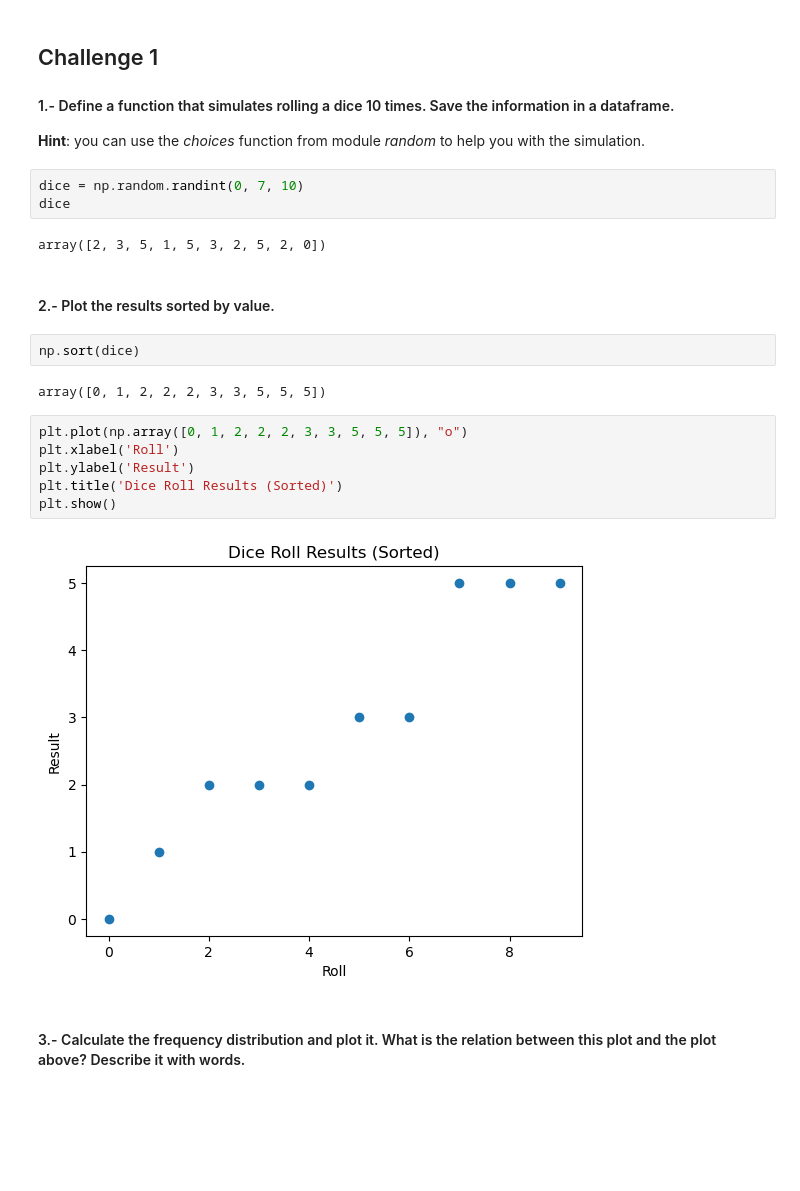
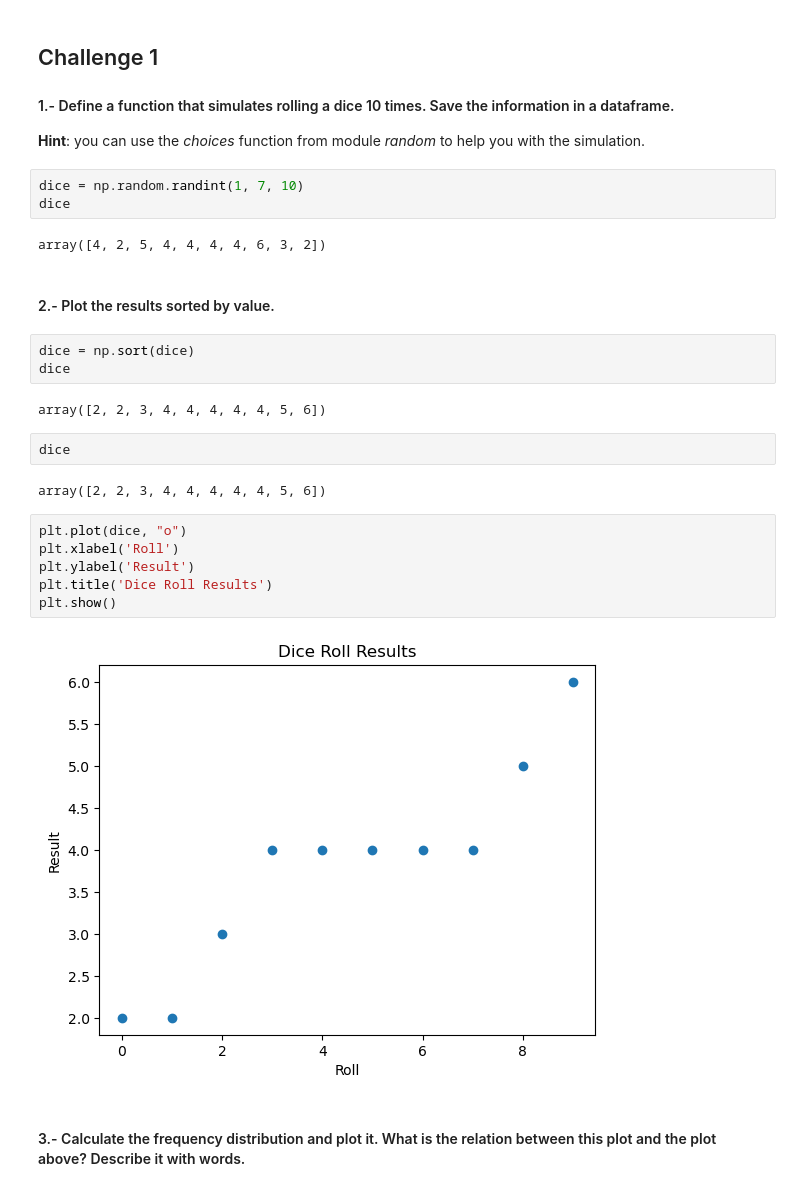
Before and after one commit to ta-data-lis/Descriptive-Stats, a Jupyter notebook: your-code/DescriptiveStatisticsLab.ipynb, the cells around one changed output. Drawn from its saved outputs; the diff is of its cells as text; blank space fills up the shorter version.

```diff
--- a/your-code/DescriptiveStatisticsLab.ipynb
+++ b/your-code/DescriptiveStatisticsLab.ipynb
@@ -13,24 +13,29 @@ from scipy import stats as st
 #### 1.- Define a function that simulates rolling a dice 10 times. Save the information in a dataframe.
 **Hint**: you can use the *choices* function from module *random* to help you with the simulation.
 # %%
-dice = np.random.randint(0, 7, 10)
+dice = np.random.randint(1, 7, 10)
 dice
 # %% [output]
-array([2, 3, 5, 1, 5, 3, 2, 5, 2, 0])
+array([4, 2, 5, 4, 4, 4, 4, 6, 3, 2])
 # %% [markdown]
 #### 2.- Plot the results sorted by value.
 # %%
-np.sort(dice)
+dice = np.sort(dice)
+dice
 # %% [output]
-array([0, 1, 2, 2, 2, 3, 3, 5, 5, 5])
+array([2, 2, 3, 4, 4, 4, 4, 4, 5, 6])
+# %%
+dice
+# %% [output]
+array([2, 2, 3, 4, 4, 4, 4, 4, 5, 6])
 # %%
-plt.plot(np.array([0, 1, 2, 2, 2, 3, 3, 5, 5, 5]), "o")
+plt.plot(dice, "o")
 plt.xlabel('Roll')
 plt.ylabel('Result')
-plt.title('Dice Roll Results (Sorted)')
+plt.title('Dice Roll Results')
 plt.show()
 # %% [output]
-[figure, old version]
+[figure, new version]
 # %% [markdown]
 #### 3.- Calculate the frequency distribution and plot it. What is the relation between this plot and the plot above? Describe it with words.
 # %%
```
Also changed, not shown: parts of 32 cells of this notebook.
